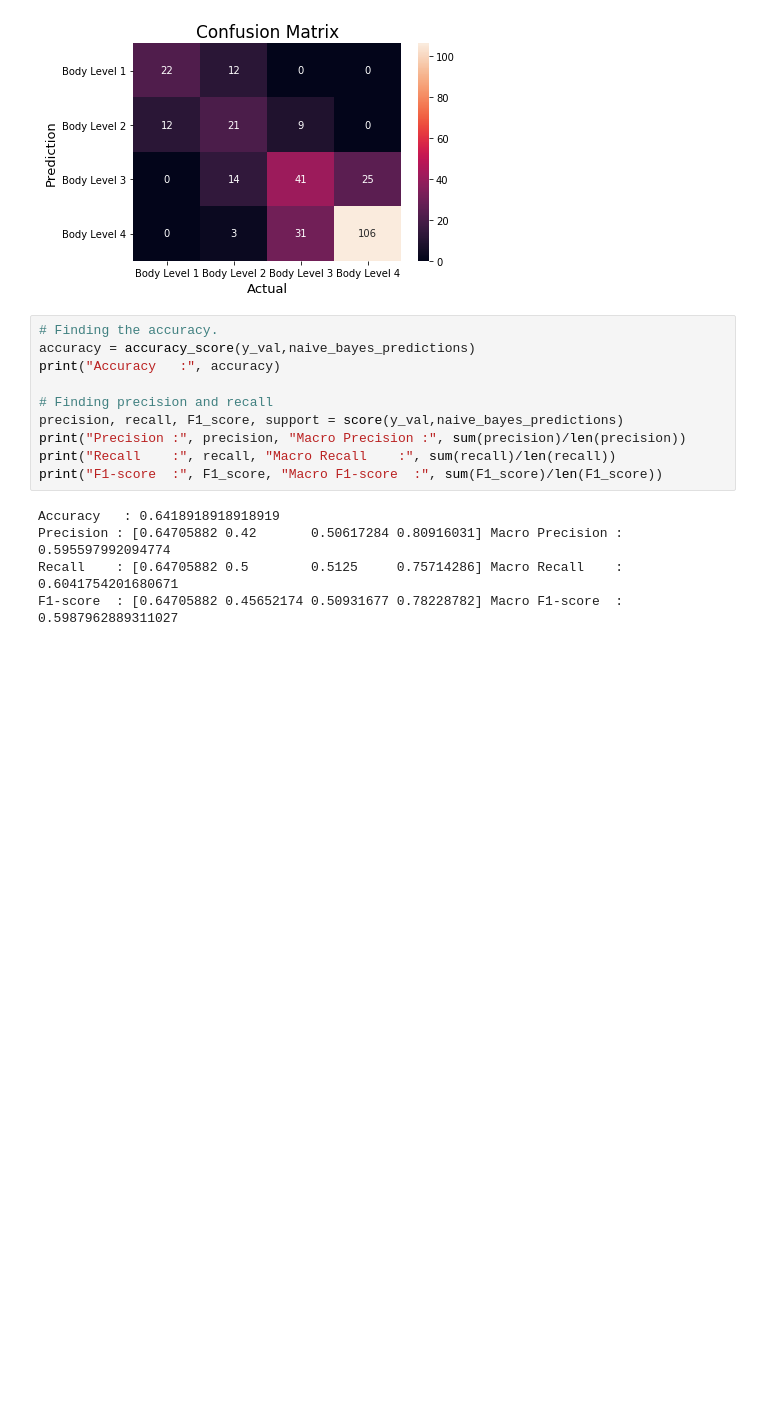
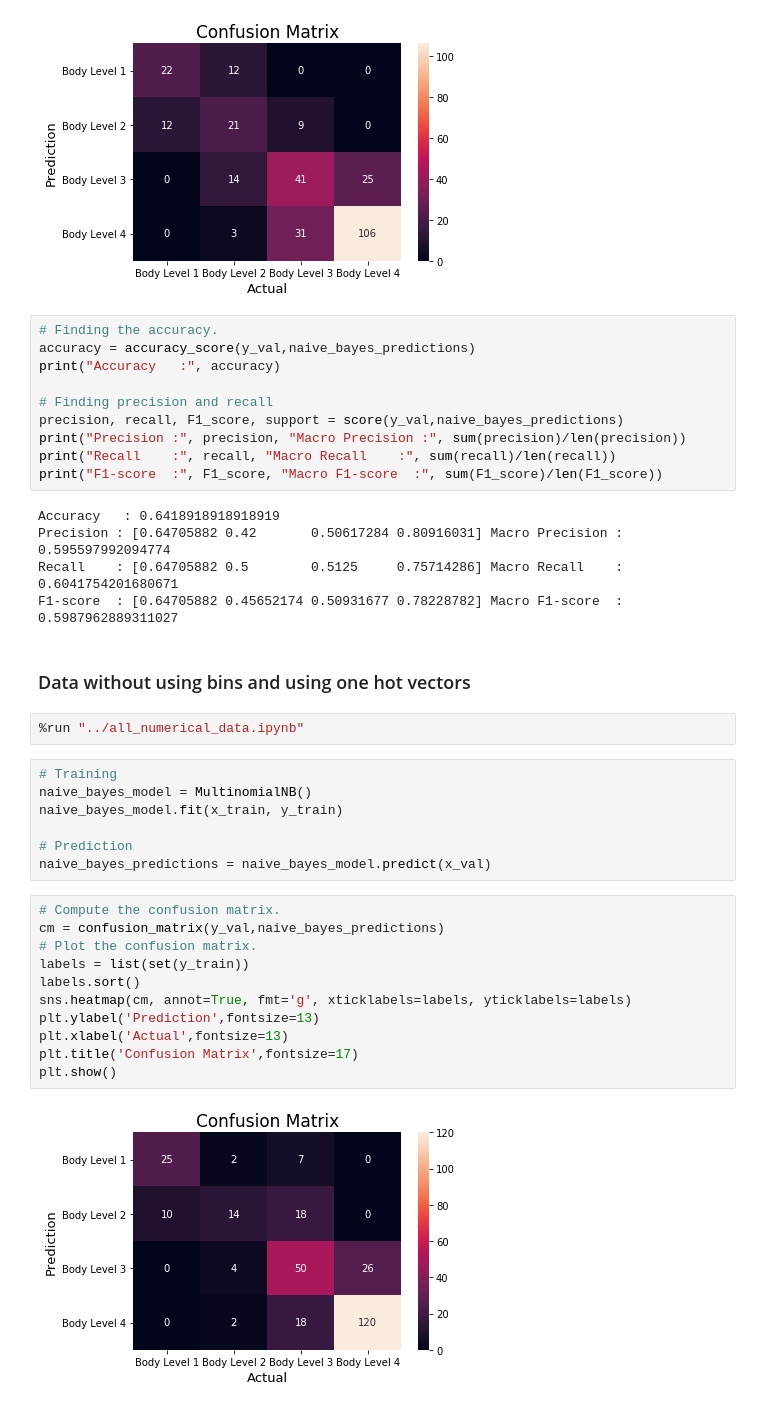
Before and after one commit to AhmadJamal01/Body-Level-Classification, a Jupyter notebook: models/naive_bayes.ipynb, the cells around one changed output. Cells and saved outputs as stored; diff of their text form; blank space fills up the shorter version.

Commit message:
Improvement on the Multinomial Naive Bayes Model
Instead of using bins, using the raw numerical values yields better results. 70.9459% Accuracy and 0.651486 F1 score.

```diff
--- a/models/naive_bayes.ipynb
+++ b/models/naive_bayes.ipynb
@@ -208,3 +208,27 @@ Accuracy   : 0.6418918918918919
 Precision : [0.64705882 0.42       0.50617284 0.80916031] Macro Precision : 0.595597992094774
 Recall    : [0.64705882 0.5        0.5125     0.75714286] Macro Recall    : 0.6041754201680671
 F1-score  : [0.64705882 0.45652174 0.50931677 0.78228782] Macro F1-score  : 0.5987962889311027
+# %% [markdown]
+### Data without using bins and using one hot vectors
+# %%
+%run "../all_numerical_data.ipynb"
+# %%
+# Training
+naive_bayes_model = MultinomialNB()
+naive_bayes_model.fit(x_train, y_train)
+
+# Prediction
+naive_bayes_predictions = naive_bayes_model.predict(x_val)
+# %%
+# Compute the confusion matrix.
+cm = confusion_matrix(y_val,naive_bayes_predictions)
+# Plot the confusion matrix.
+labels = list(set(y_train))
+labels.sort()
+sns.heatmap(cm, annot=True, fmt='g', xticklabels=labels, yticklabels=labels)
+plt.ylabel('Prediction',fontsize=13)
+plt.xlabel('Actual',fontsize=13)
+plt.title('Confusion Matrix',fontsize=17)
+plt.show()
+# %% [output]
+[figure, added]
```
Also changed, not shown: parts of 8 cells of this notebook, 1 other file.
